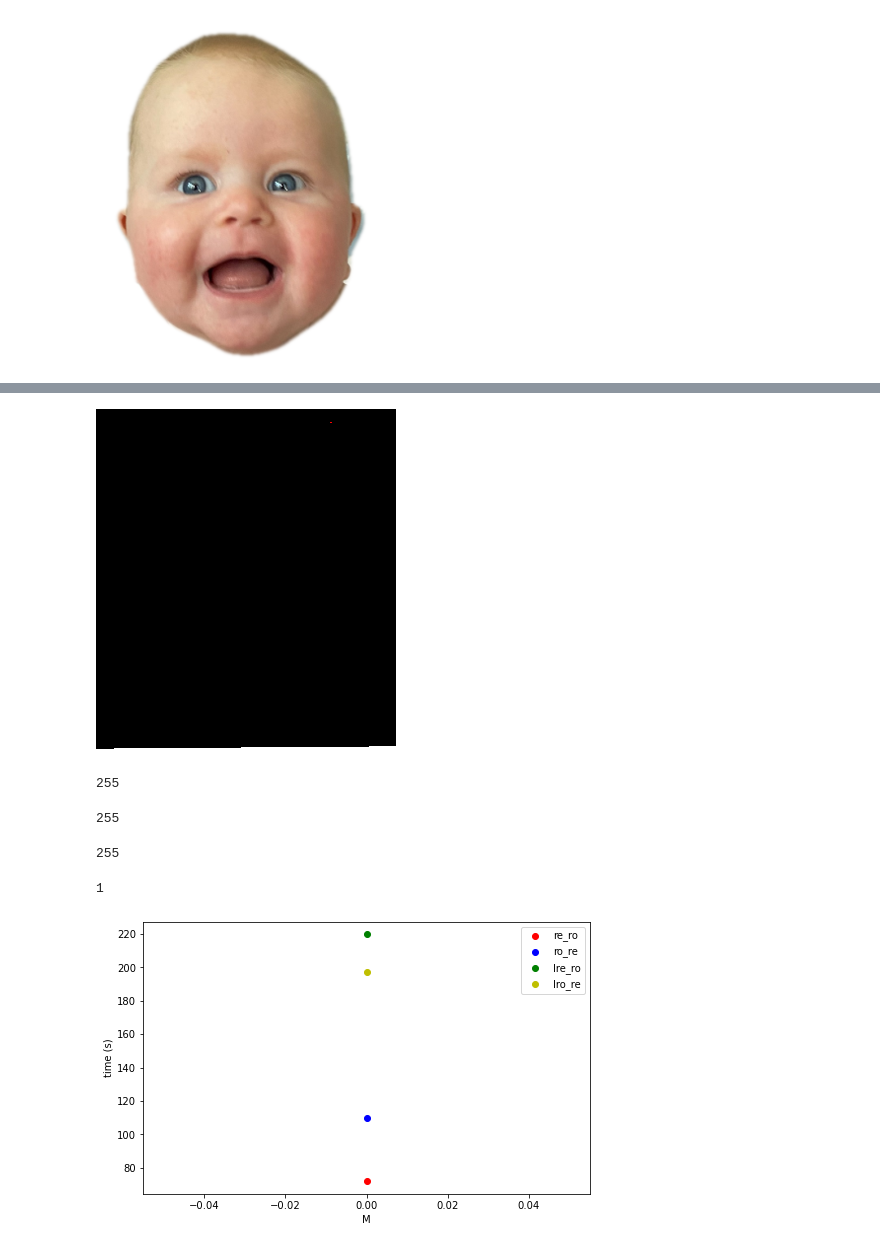
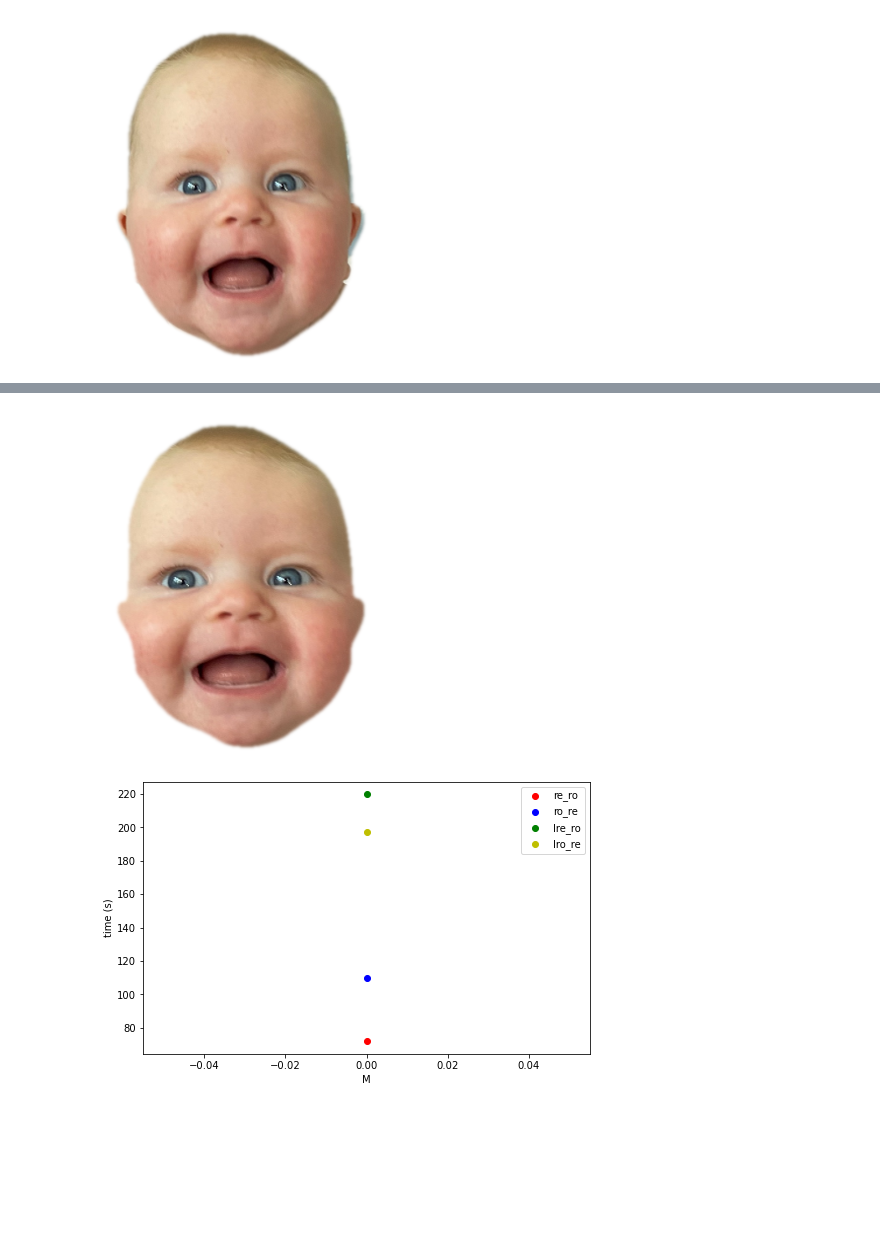
Before and after one commit to NewSciTLH/U-2-Net, a Jupyter notebook: notesdayperday.ipynb, the cells around one changed output, grey strips where cells are left out. Saved outputs shown, nothing was run; the diff lists cells and outputs as text; code cells hidden in the pictures; blank space fills up the shorter version.

```diff
--- a/notesdayperday.ipynb
+++ b/notesdayperday.ipynb
@@ -473,0 +434,7 @@ x
+# %%
+
+input_image_path = "divvyup_store/socks/600004/crop_of_subject"
+# input_image_path = "model_staging/orientation/image_testing/humans/dat99.jpeg"
+#file = human_eyes(input_image_path)
+print('first process')
+firststep, secstep, thirdstep= human_eyes(input_image_path)
@@ -530,22 +457,7 @@ Total time: 10.110636472702026
 # %%
+ thirdstep
 # %% [output]
-[figure, old version]
+[figure, new version]
-# %%
-np.max(test[:,:,3])
-# %% [output]
-255
-# %%
-np.max(test[:,:,:3])
-# %% [output]
-255
-# %%
-np.max(file_2[:,:,3])
-# %% [output]
-255
-# %%
-np.max(file_2[:,:,:3])
-# %% [output]
-1
 # %%
 #Question: dilate vs rotate.
 from skimage.transform import rescale, resize, rotate
```
Also changed, not shown: parts of 16 cells of this notebook, 1 other file.
